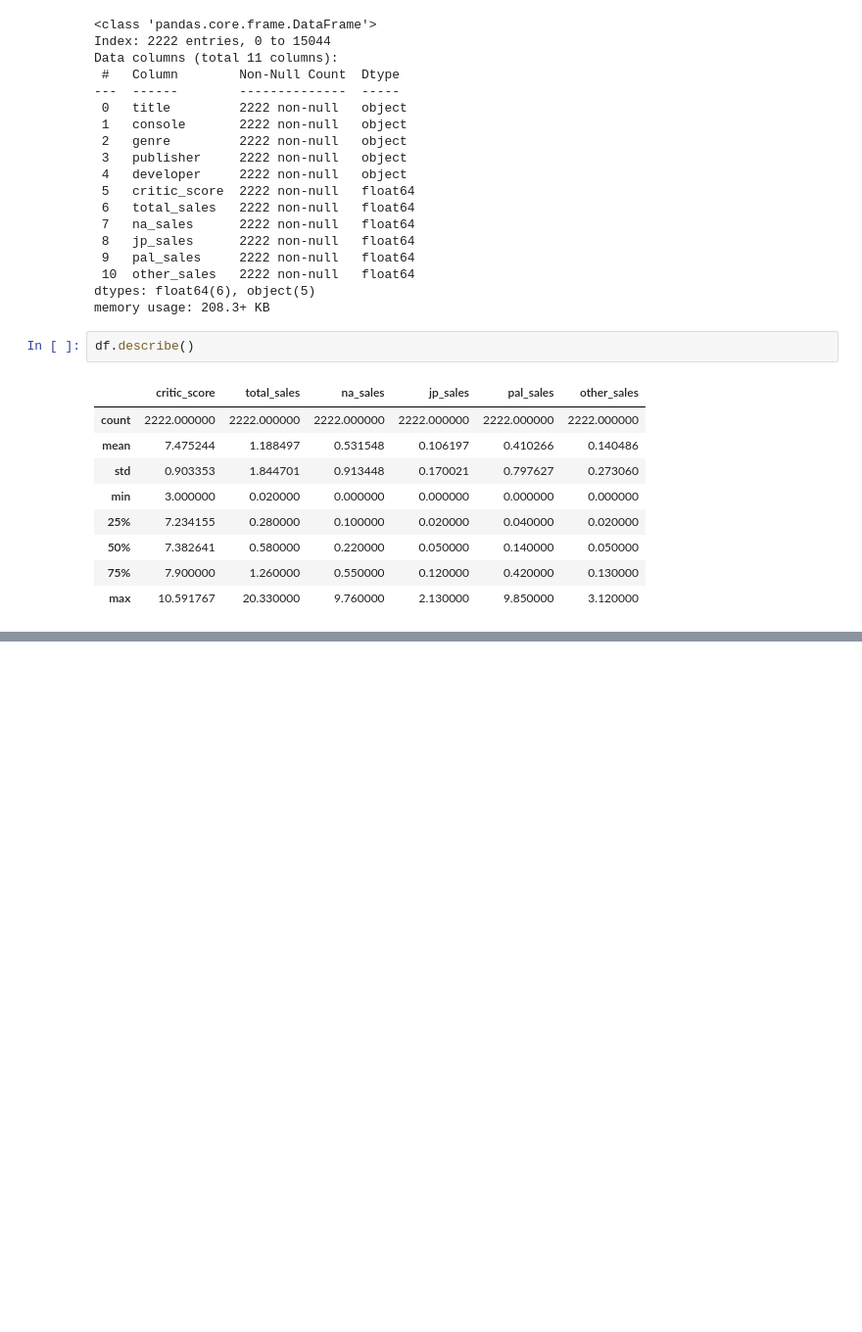
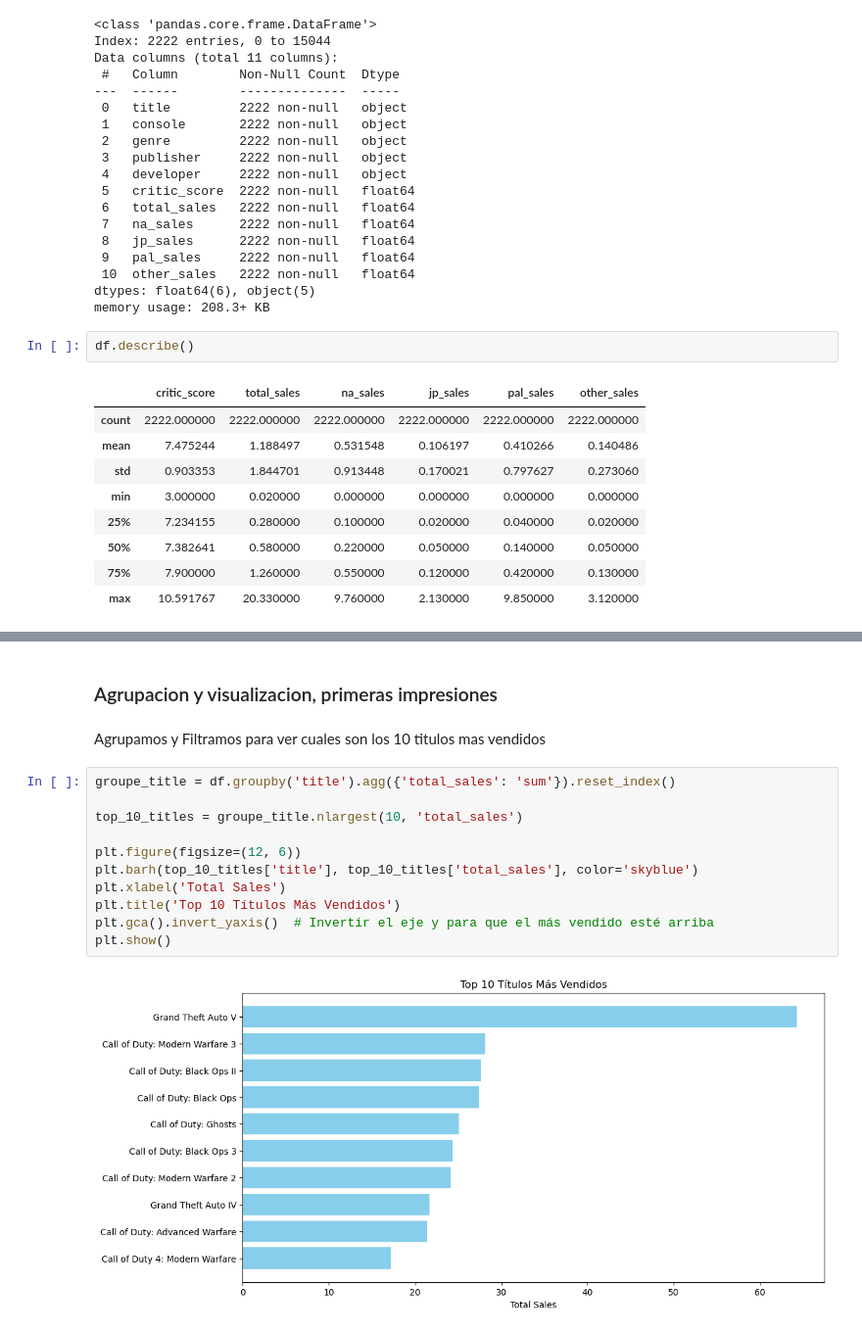
Before and after one commit to gillopy/ExamenCore, a Jupyter notebook: Code/Examen.ipynb, the cells around one changed output, grey strips where cells are left out. Shown at 98% size. Cells and saved outputs as stored; diff of their text form; blank space fills up the shorter version.

```diff
--- a/Code/Examen.ipynb
+++ b/Code/Examen.ipynb
@@ -433,0 +437,17 @@ other_sales   1.000000e+00
+# %% [markdown]
+### Agrupacion y visualizacion, primeras impresiones
+# %% [markdown]
+Agrupamos y Filtramos para ver cuales son los 10 titulos mas vendidos
+# %%
+groupe_title = df.groupby('title').agg({'total_sales': 'sum'}).reset_index()
+
+top_10_titles = groupe_title.nlargest(10, 'total_sales')
+
+plt.figure(figsize=(12, 6))
+plt.barh(top_10_titles['title'], top_10_titles['total_sales'], color='skyblue')
+plt.xlabel('Total Sales')
+plt.title('Top 10 Títulos Más Vendidos')
+plt.gca().invert_yaxis()  # Invertir el eje y para que el más vendido esté arriba
+plt.show()
+# %% [output]
+[figure, added]
```
Also changed, not shown: parts of 17 cells of this notebook.
